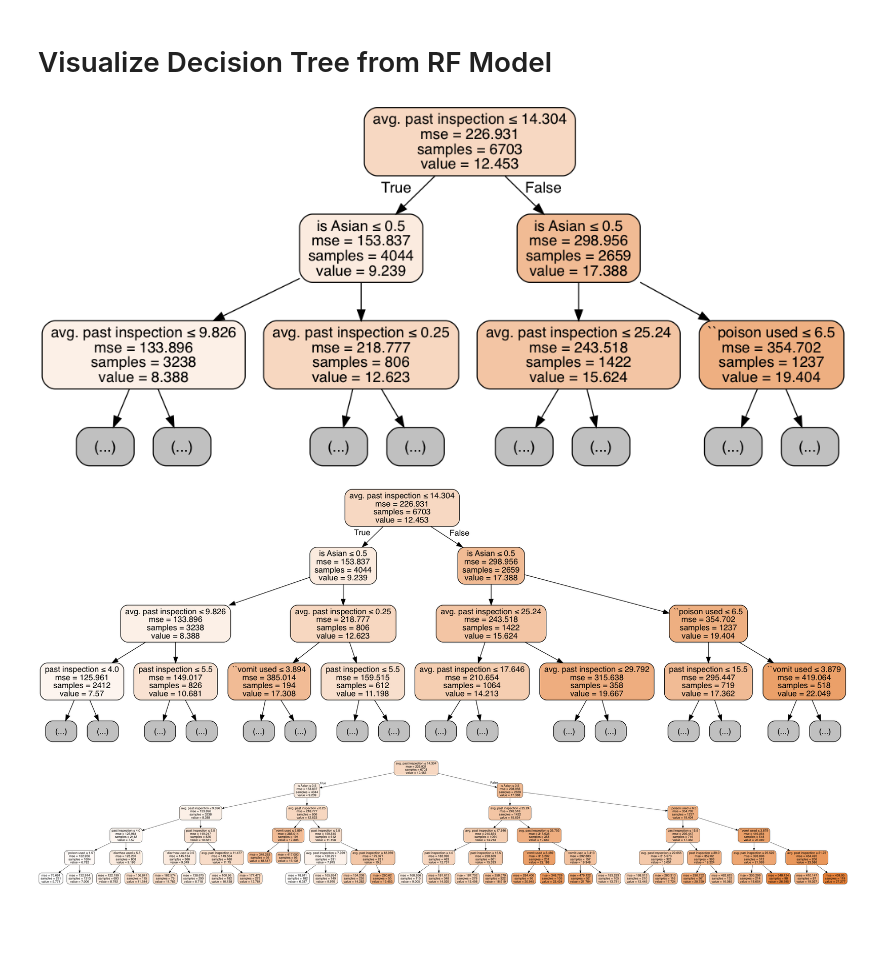
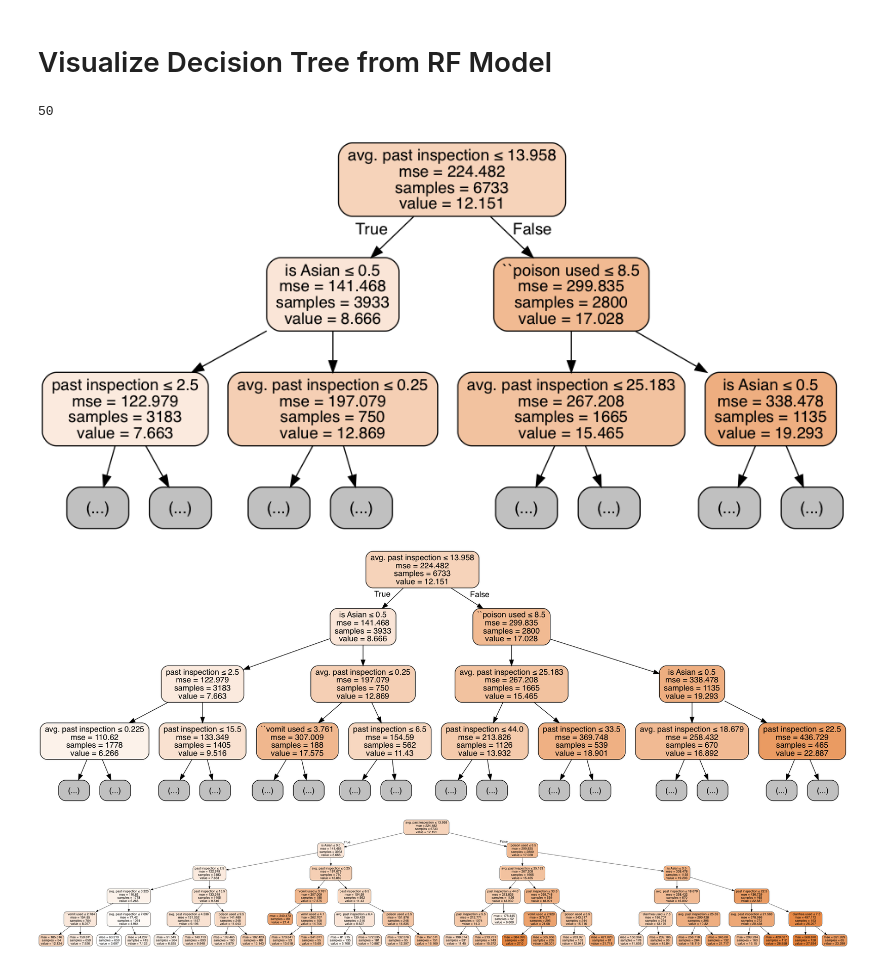
Before and after one commit to darg0001/Bias, a Jupyter notebook: code/b_PopeSydnor/2_KC_NY_analysis/d1_PS_Hyperparameters_FeatureImportance_TreeFigs_KC.ipynb, the cells around one changed output. Cells and saved outputs as stored; diff of their text form; code cells hidden in the pictures; blank space fills up the shorter version.

```diff
--- a/code/b_PopeSydnor/2_KC_NY_analysis/d1_PS_Hyperparameters_FeatureImportance_TreeFigs_KC.ipynb
+++ b/code/b_PopeSydnor/2_KC_NY_analysis/d1_PS_Hyperparameters_FeatureImportance_TreeFigs_KC.ipynb
@@ -17,8 +17,8 @@ execfile('../../functions/python_libraries.py')
 execfile('../../functions/simulation_functions.py')
 # %%
 ## Kang et al. data + Dan's additional data processing (Asian/non-Asian, year, etc.)
-dta = pd.read_csv('../../../data/KangData_with_additional_features.csv')
-
+#dta = pd.read_csv('../../../data/KangData_with_additional_features.csv')
+dta = pd.read_csv('../../../../../../../kristen_sandbox/KangData_with_additional_features.csv')
 
 ## note there's observation with -1 inspection score. We set to 0.
 dta.inspection_penalty_score[dta.inspection_penalty_score==-1]=0
@@ -223,0 +257,2 @@ pp.close()
+# %%
+plt.rcParams["font.family"] = "Times New Roman"
@@ -230,30 +279,33 @@ print names
 # %% [markdown]
 # Visualize Decision Tree from RF Model
+# %%
+len(model.best_estimator_.estimators_)
+# %% [output]
+50
 # %%
-tree_id = 88
+tree_id = 45 #88
 
 %matplotlib inline
 
 from sklearn.externals.six import StringIO
 from IPython.display import Image
 from sklearn.tree import export_graphviz
 import pydotplus
 dot_data = StringIO()
 export_graphviz(model.best_estimator_.estimators_[tree_id], out_file=dot_data,
                 feature_names = ['avg. past inspection', 'past inspection',
         '``poison'' used', '``vomit'' used',
         '``diarrhea'' used', '``sick'' used', 'review count', 'avg. review rating',
                                  'non-positive review count', 'is Asian'],
                 max_depth = 2,
                 filled=True, rounded=True,
                 special_characters=True)
 graph = pydotplus.graph_from_dot_data(dot_data.getvalue())
 graph.write_pdf("./figs/KC_DT_full_depth2.pdf")
-
-
+#graph.write_ps("./figs/KC_DT_full_depth2.eps")
 Image(graph.create_png())
 # %% [output]
-[figure, old version]
+[figure, new version]
 # %%
 %matplotlib inline
 
@@ -276,7 +328,7 @@ graph.write_pdf("./figs/KC_DT_full_depth_3.pdf")
 
 Image(graph.create_png())
 # %% [output]
-[figure, old version]
+[figure, new version]
 # %%
 %matplotlib inline
 
@@ -299,4 +351,4 @@ graph.write_pdf("./figs/KC_DT_full.pdf")
 
 Image(graph.create_png())
 # %% [output]
-[figure, old version]
+[figure, new version]
```
Also changed, not shown: parts of 7 cells of this notebook, 33 other files.
